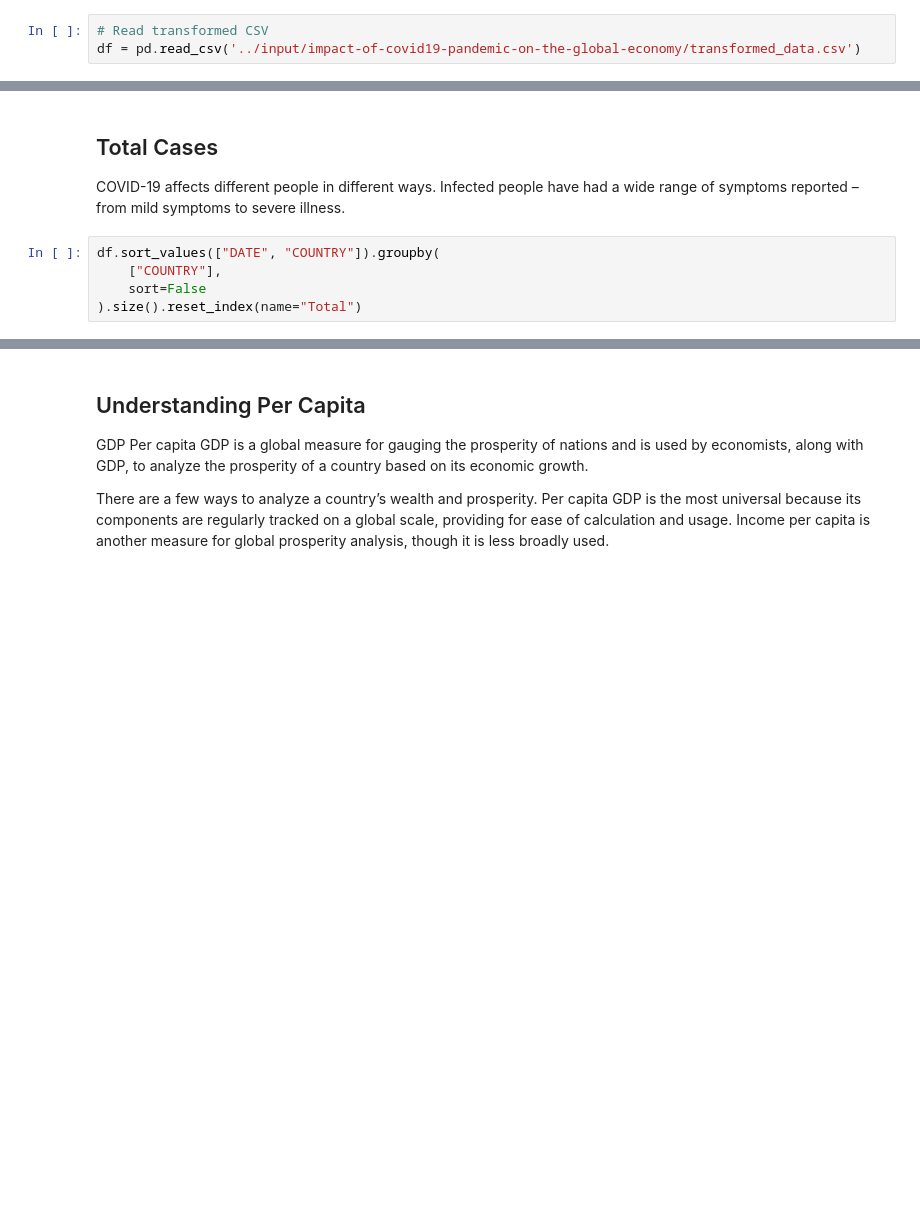
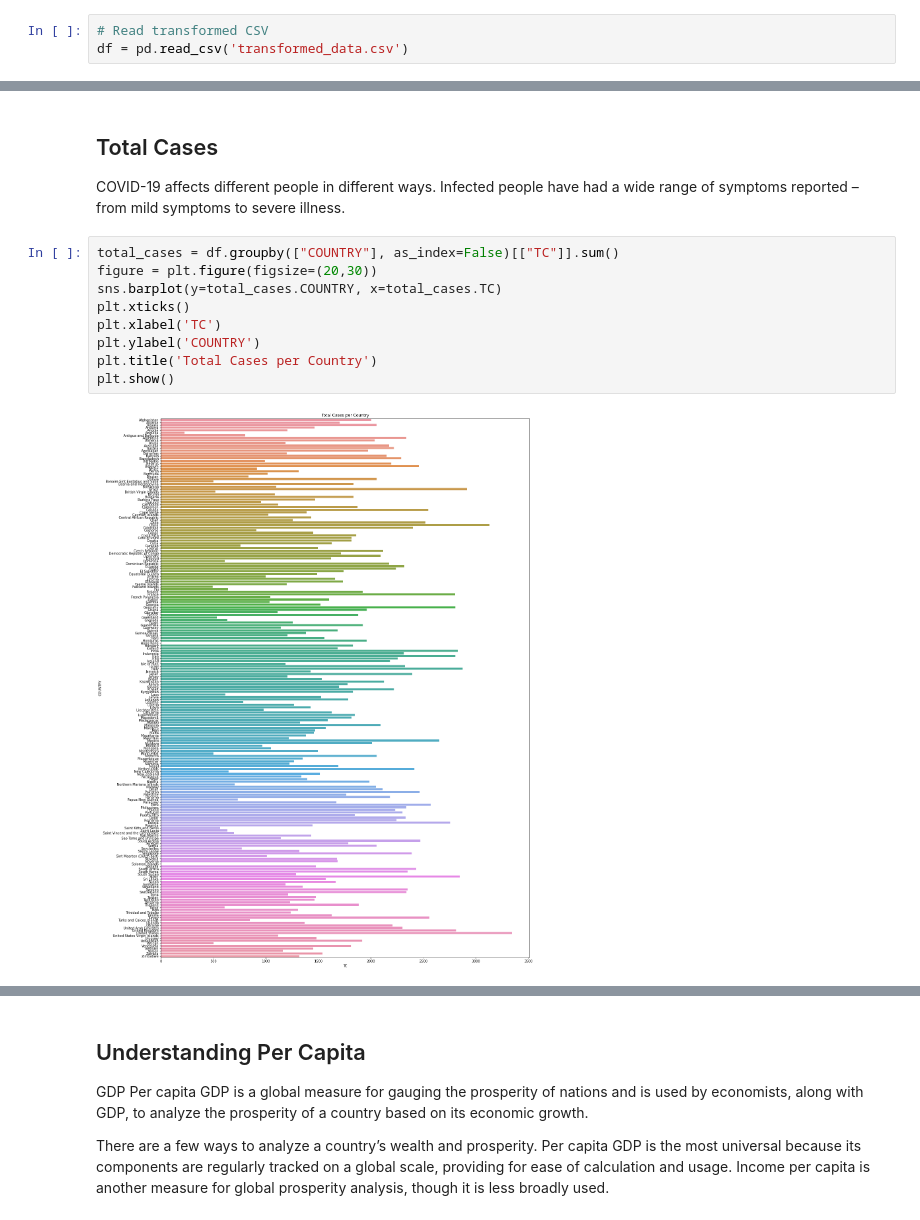
Before and after one commit to granulatedsugar/Data-Science, a Jupyter notebook: COVID19/covid-19-global-impact-analysis.ipynb, the cells around one changed output, grey strips where cells are left out. Cells and saved outputs as stored; diff of their text form; blank space fills up the shorter version.

Commit message:
Added Total Cases Plot and Total Deaths

```diff
--- a/COVID19/covid-19-global-impact-analysis.ipynb
+++ b/COVID19/covid-19-global-impact-analysis.ipynb
@@ -10,7 +10,7 @@ import matplotlib.pyplot as plt
 import seaborn as sns
 # %%
 # Read transformed CSV
-df = pd.read_csv('../input/impact-of-covid19-pandemic-on-the-global-economy/transformed_data.csv')
+df = pd.read_csv('transformed_data.csv')
 # %% [markdown]
 ### Reading the Dataset
 The data set contains the following information that is gathered from at least 210 countries that has been impacted by COVID-19.
@@ -50,8 +85,14 @@ sns.scatterplot(data=df, x=hdi.HDI, y=hdi.POP, hue=hdi.COUNTRY)
 # %% [markdown]
 ## Total Cases
 COVID-19 affects different people in different ways. Infected people have had a wide range of symptoms reported – from mild symptoms to severe illness.
-# %%
-df.sort_values(["DATE", "COUNTRY"]).groupby(
-    ["COUNTRY"],
-    sort=False
-).size().reset_index(name="Total")
+# %%
+total_cases = df.groupby(["COUNTRY"], as_index=False)[["TC"]].sum()
+figure = plt.figure(figsize=(20,30))
+sns.barplot(y=total_cases.COUNTRY, x=total_cases.TC)
+plt.xticks()
+plt.xlabel('TC')
+plt.ylabel('COUNTRY')
+plt.title('Total Cases per Country')
+plt.show()
+# %% [output]
+[figure, added]
```
Also changed, not shown: parts of 6 cells of this notebook, 1 other file.
